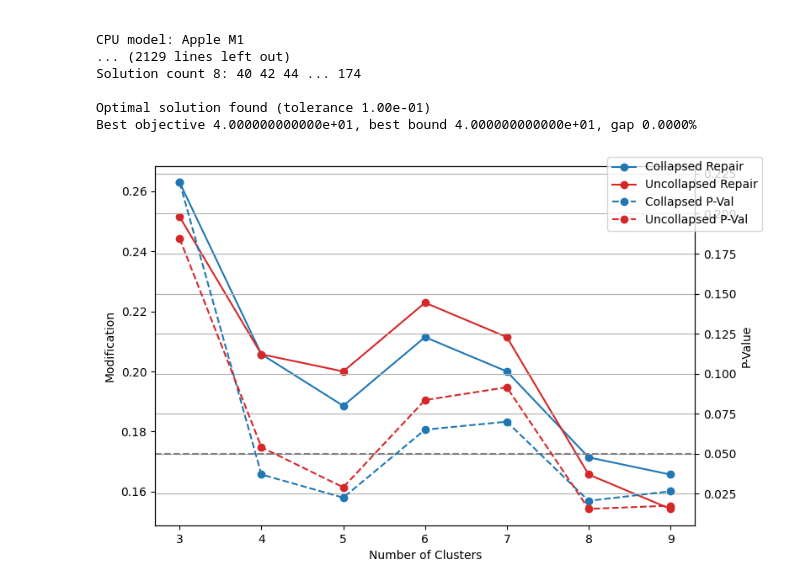
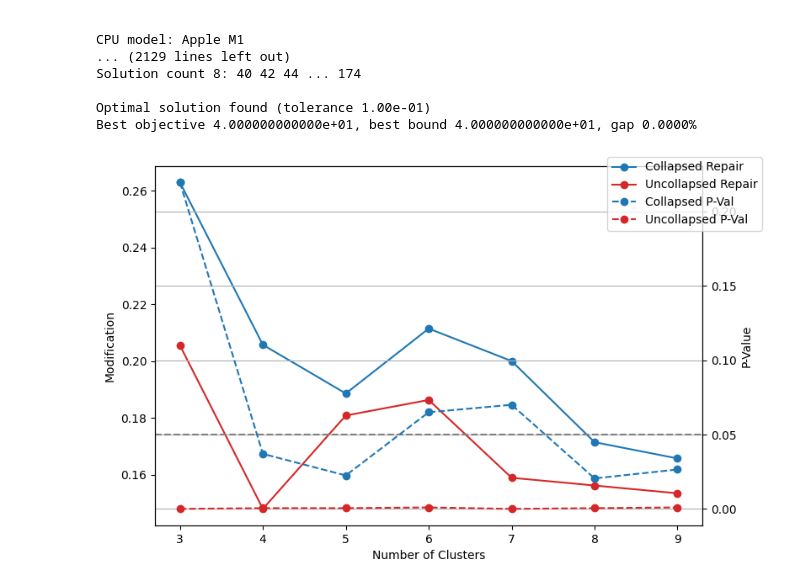
Before and after one commit to ialireza13/c_elegans_neural_network, a Jupyter notebook: handson.ipynb, the cells around one changed output. Drawn from its saved outputs; the diff is of its cells as text; code cells hidden in the pictures.

```diff
--- a/handson.ipynb
+++ b/handson.ipynb
@@ -536,38 +536,38 @@ ax2.plot(second_numbers.index, second_numbers, '--o', label='Collapsed P-Val', c
 ax1.plot(first_numbers.index, first_numbers, '-o', label='Collapsed Repair', color='tab:blue')
 
 
-df = pd.read_csv('res_cons.csv')
+df = pd.read_csv('res_cons_uncollapsed.csv')
 df = pd.DataFrame(df.values.T)
 
 # Combine the first two rows into the headers
 new_columns = [
     f"{df.iloc[0, col]}{df.iloc[1, col]}"
     for col in range(df.shape[1])
 ]
 
 # Assign the new column headers
 df.columns = new_columns
 
 # Drop the first two rows and reset the index starting from 3
 df = df.iloc[2:].reset_index(drop=True)
 df.index += 3
 df = df.map(lambda x: eval(x) if isinstance(x, str) and x.startswith('(') and x.endswith(')') else x)
 
 # Find the tuple with the lowest second number in each row
 min_values = df.map(lambda x: x if isinstance(x, tuple) else None).apply(
     lambda row: min(row, key=lambda x: x[1] if x else float('inf')), axis=1
 )
 
 # Extract the first and second numbers from the tuples
 first_numbers = min_values.map(lambda x: x[0])
 second_numbers = min_values.map(lambda x: x[1])
 
 ax2.plot(second_numbers.index, second_numbers, '--o', label='Uncollapsed P-Val', color='tab:red')
 ax1.plot(first_numbers.index, first_numbers, '-o', label='Uncollapsed Repair', color='tab:red')
 
 fig.tight_layout()  # Adjust layout to prevent overlap
 plt.grid('on')
 fig.legend()
 plt.show()
 # %% [output]
-[figure, old version]
+[figure, new version]
```
